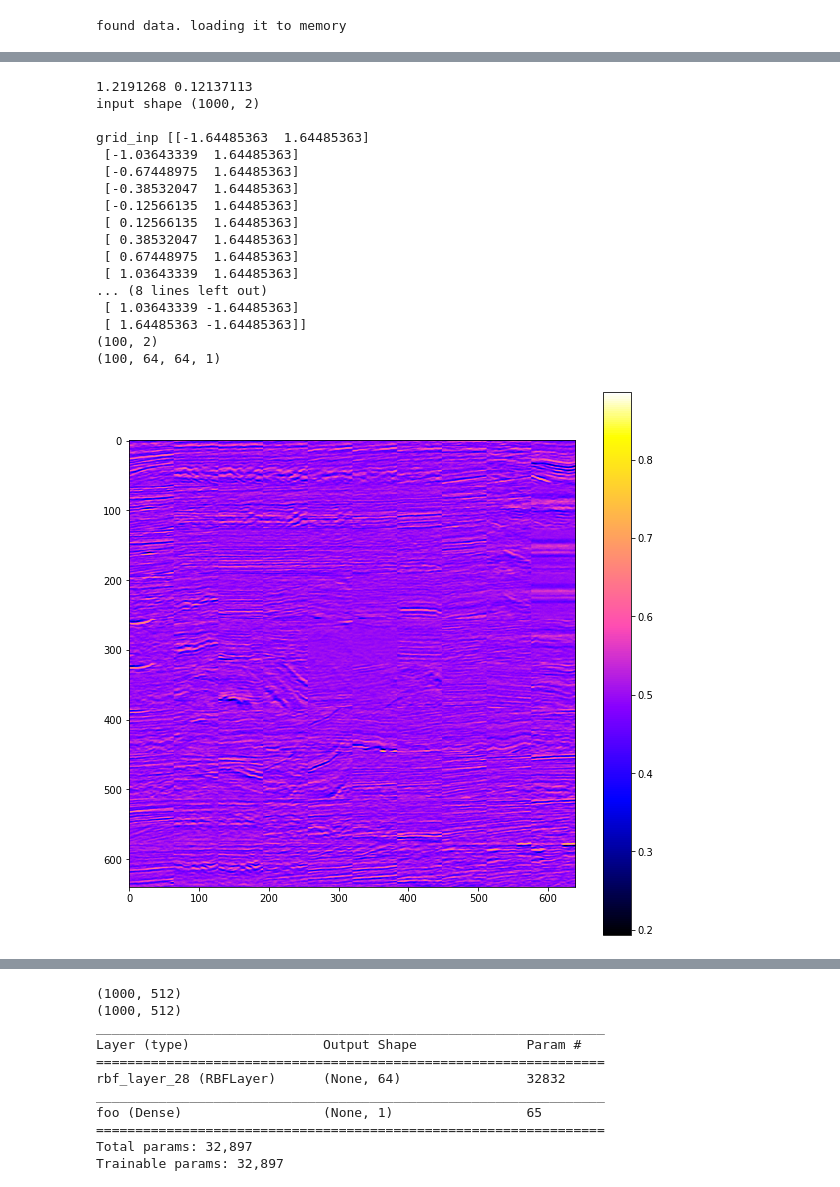
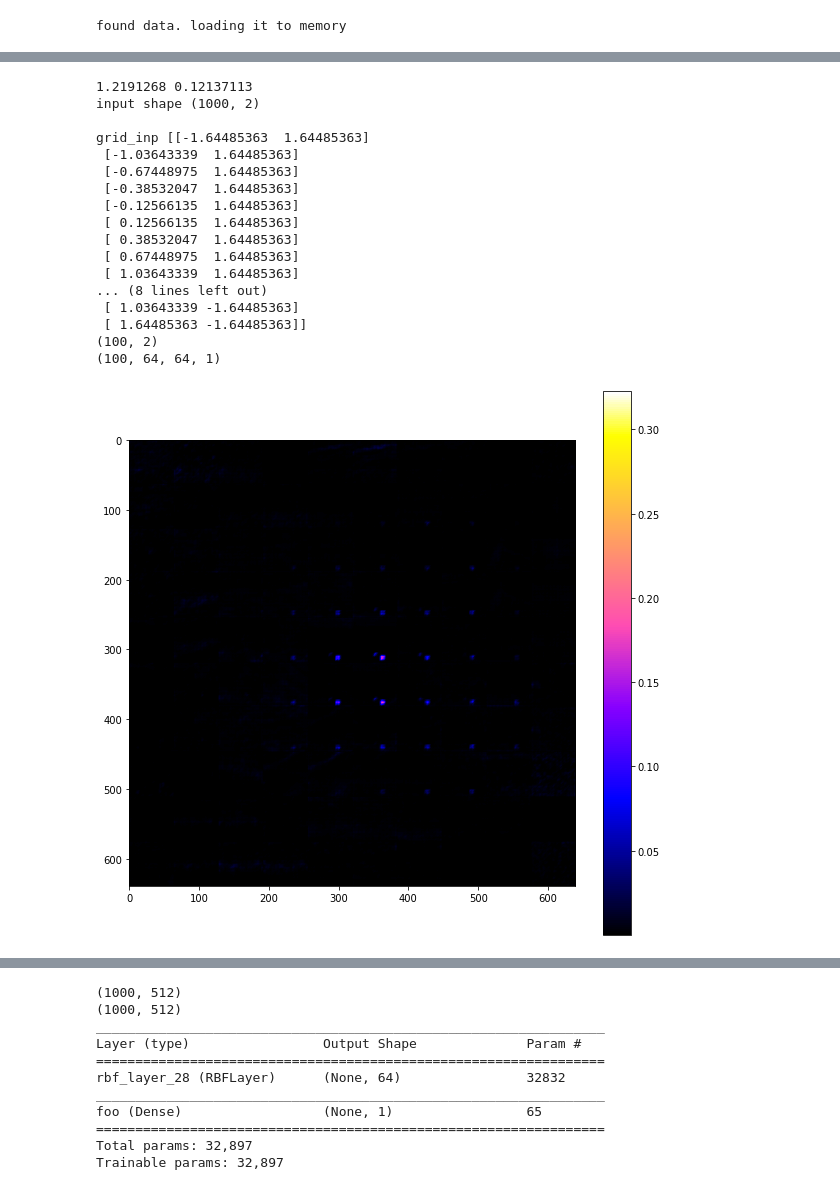
Before and after one commit to andykamp/quantify_seismic_similarity, a Jupyter notebook: notebooks/visualizing-seismic-using-a-variational-autoencoder.ipynb, the cells around one changed output, grey strips where cells are left out. Drawn from its saved outputs; the diff is of its cells as text; code cells hidden in the pictures.

```diff
--- a/notebooks/visualizing-seismic-using-a-variational-autoencoder.ipynb
+++ b/notebooks/visualizing-seismic-using-a-variational-autoencoder.ipynb
@@ -495,8 +494,8 @@ print("MIN_MAX_X_valid", np.min(X_valid), np.max(X_valid)) #--> must be [0,1]
 # start training
 history = vae.fit(x=X_train, y=X_train,
         shuffle=True,
-        epochs=800,
-        batch_size=16,
+        epochs=100,
+        batch_size=1000,
         validation_data=(X_valid, X_valid))
 # %% [output]
 MIN_MAX_X_train 0.0 1.0
@@ -1519,40 +1527,40 @@ else: latent_grid_inp = grid_inp
 print(latent_grid_inp.shape)
 
 # 3. decode each latent vector
-latent_grid_out,_ = rbf_decoder.predict(latent_grid_inp)
+_,latent_grid_out = rbf_decoder.predict(latent_grid_inp)
 print(latent_grid_out.shape)
 # 4. plot it in grid
 indx = 0
 for i, yi in enumerate(xxx):
     for j, xi in enumerate(yyy):
         z_sample = np.squeeze(latent_grid_out[indx])
         figure[i * patch_size: (i + 1) * patch_size,
                j * patch_size: (j + 1) * patch_size] = z_sample
         indx+=1
 
 plt.figure(figsize=(10, 10))
 plt.imshow(figure, cmap='gnuplot2')
 plt.colorbar()
 plt.show()
 # %% [output]
 1.2191268 0.12137113
 input shape (1000, 2)
 
 grid_inp [[-1.64485363  1.64485363]
  [-1.03643339  1.64485363]
  [-0.67448975  1.64485363]
  [-0.38532047  1.64485363]
  [-0.12566135  1.64485363]
  [ 0.12566135  1.64485363]
  [ 0.38532047  1.64485363]
  [ 0.67448975  1.64485363]
  [ 1.03643339  1.64485363]
 ... (8 lines left out)
  [ 1.03643339 -1.64485363]
  [ 1.64485363 -1.64485363]]
 (100, 2)
 (100, 64, 64, 1)
-[figure, old version]
+[figure, new version]
 # %%
 # Now we want to plot the riemann metric to display the distorion when goin from Z --> X
 # This is more complicated as the datapoints are not in 2d when we encode.
```
Also changed, not shown: parts of 18 cells of this notebook, 4 other files.
